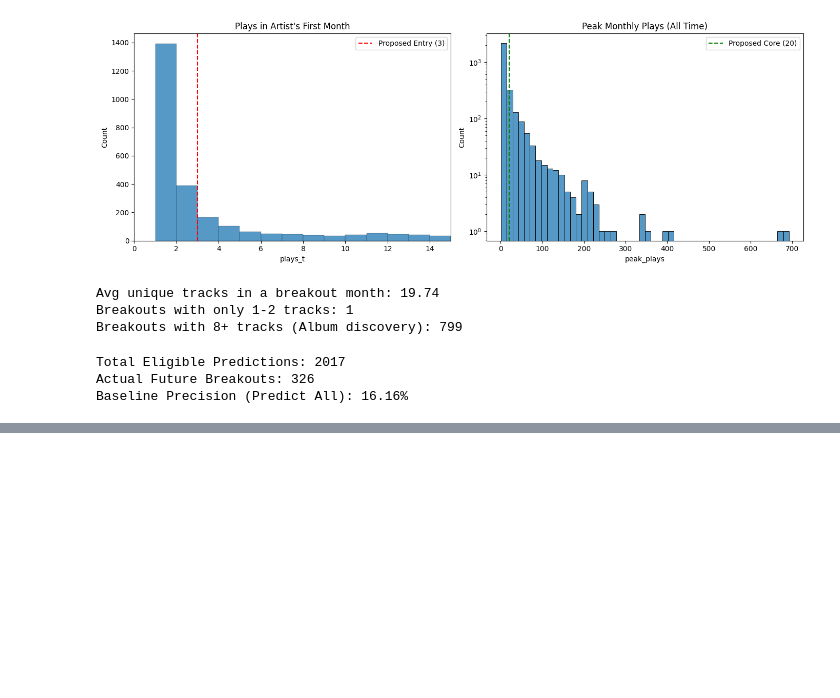
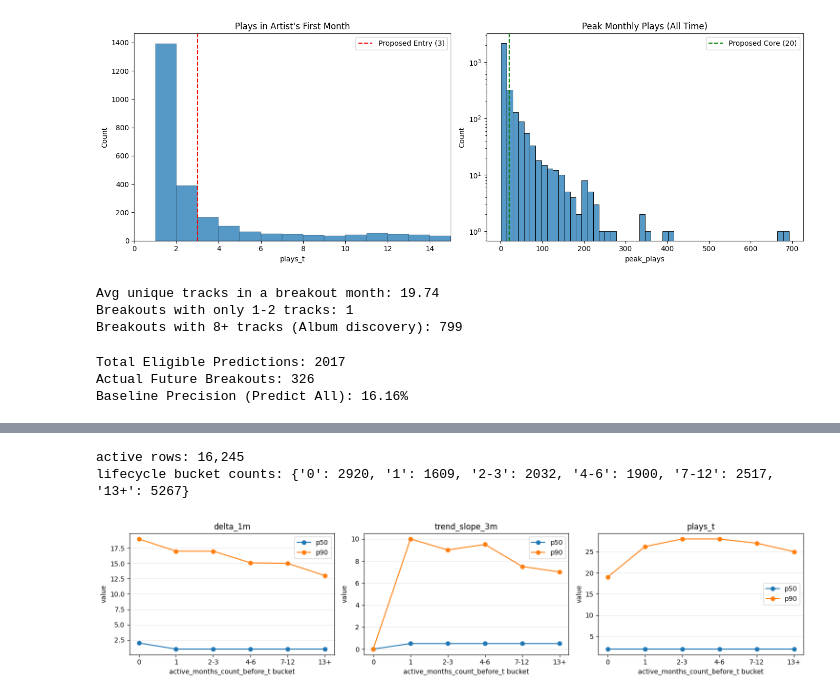
Before and after one commit to Tyainss/artist-lifecycle, a Jupyter notebook: notebooks/breakout/00_eda.ipynb, the cells around one changed output, grey strips where cells are left out. Cells and saved outputs as stored; diff of their text form; code cells hidden in the pictures; blank space fills up the shorter version.

```diff
--- a/notebooks/breakout/00_eda.ipynb
+++ b/notebooks/breakout/00_eda.ipynb
@@ -814,0 +1068,79 @@ Baseline Precision (Predict All): 16.16%
+# %%
+# Early lifecycle buckets (active months only)
+
+if "df_active" not in globals():
+    active_mask = features["plays_t"] > 0
+    df_active = features.loc[active_mask].copy()
+
+lifecycle_col = "active_months_count_before_t"
+if lifecycle_col not in df_active.columns:
+    raise KeyError(f"Missing {lifecycle_col} in features.csv")
+
+bins = [-1, 0, 1, 3, 6, 12, 10**9]
+labels = ["0", "1", "2-3", "4-6", "7-12", "13+"]
+
+df_active["_lifecycle_bucket"] = pd.cut(
+    df_active[lifecycle_col].fillna(-1).astype(int),
+    bins=bins,
+    labels=labels,
+)
+
+bucket_counts = df_active["_lifecycle_bucket"].value_counts().reindex(labels).fillna(0).astype(int)
+print("active rows:", f"{len(df_active):,}")
+print("lifecycle bucket counts:", bucket_counts.to_dict())
+# %% [output]
+active rows: 16,245
+lifecycle bucket counts: {'0': 2920, '1': 1609, '2-3': 2032, '4-6': 1900, '7-12': 2517, '13+': 5267}
+# %%
+# Median + p90 by lifecycle bucket for a small set of key features
+
+candidate_features = [
+    "plays_t",
+    "plays_prev3_mean",
+    "plays_t_minus_1",
+    "delta_1m",
+    "trend_slope_3m",
+    "unique_tracks_t",
+    "days_active_t",
+]
+
+eda_features = [c for c in candidate_features if c in df_active.columns]
+if not eda_features:
+    raise ValueError("No EDA features found in df_active")
+
+stats = (
+    df_active.groupby("_lifecycle_bucket")[eda_features]
+    .agg(["median", lambda x: x.quantile(0.9)])
+)
+
+stats.columns = ["_".join([c[0], "p50" if c[1] == "median" else "p90"]) for c in stats.columns]
+stats = stats.reindex(labels)
+
+show_feats = [c for c in ["delta_1m", "trend_slope_3m", "plays_t"] if c in eda_features]
+if not show_feats:
+    show_feats = eda_features[:3]
+
+fig, axes = plt.subplots(1, len(show_feats), figsize=(5 * len(show_feats), 3.5), sharex=True)
+if len(show_feats) == 1:
+    axes = [axes]
+
+x = np.arange(len(labels))
+
+for ax, f in zip(axes, show_feats):
+    p50 = stats[f"{f}_p50"].values.astype(float)
+    p90 = stats[f"{f}_p90"].values.astype(float)
+
+    ax.plot(x, p50, marker="o", label="p50")
+    ax.plot(x, p90, marker="o", label="p90")
+    ax.set_title(f)
+    ax.set_xticks(x)
+    ax.set_xticklabels(labels)
+    ax.set_xlabel("active_months_count_before_t bucket")
+    ax.set_ylabel("value")
+    ax.grid(True, axis="y", alpha=0.3)
+    ax.legend()
+
+plt.tight_layout()
+plt.show()
+# %% [output]
+[figure, added]
```
Also changed, not shown: parts of 14 cells of this notebook.
